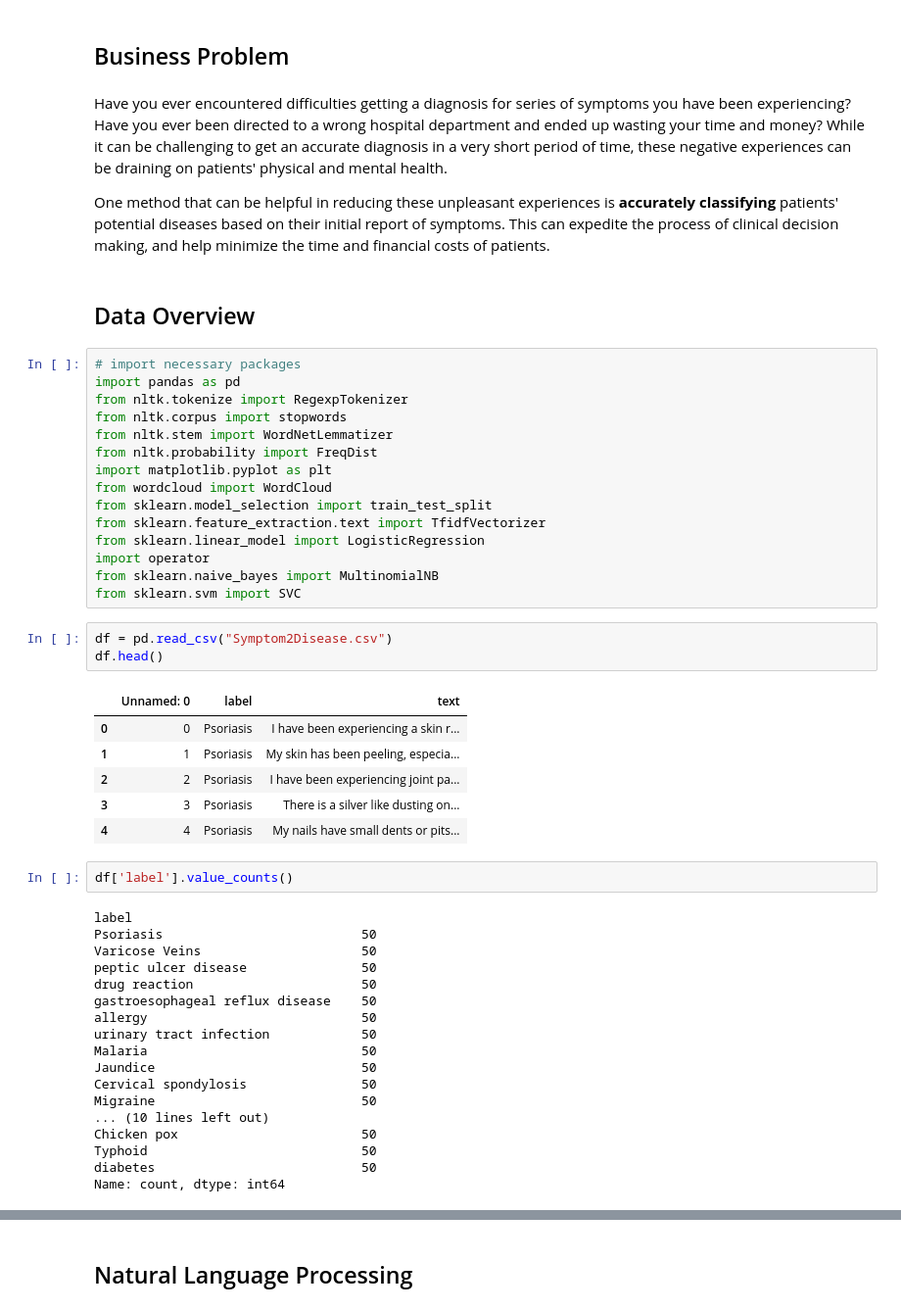
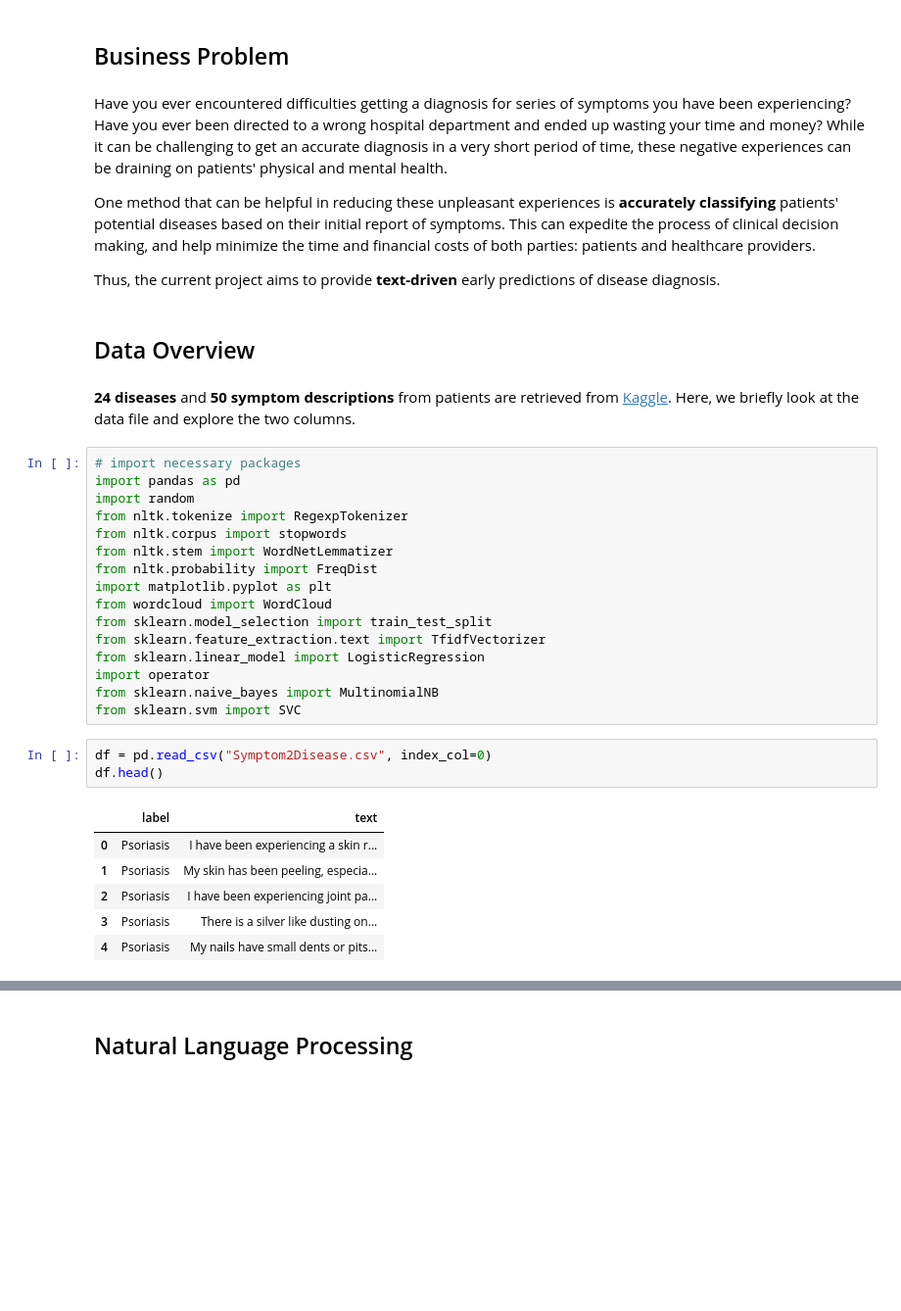
Before and after one commit to SangyunT/disease_and_symptoms, a Jupyter notebook: index.ipynb, the cells around one changed output, grey strips where cells are left out. Shown at 98% size. Drawn from its saved outputs; the diff is of its cells as text; blank space fills up the shorter version.

```diff
--- a/index.ipynb
+++ b/index.ipynb
@@ -11,12 +11,17 @@ email: sangyun.thom@gmail.com
 # %% [markdown]
 Have you ever encountered difficulties getting a diagnosis for series of symptoms you have been experiencing? Have you ever been directed to a wrong hospital department and ended up wasting your time and money? While it can be challenging to get an accurate diagnosis in a very short period of time, these negative experiences can be draining on patients' physical and mental health.
 
-One method that can be helpful in reducing these unpleasant experiences is **accurately classifying** patients' potential diseases based on their initial report of symptoms. This can expedite the process of clinical decision making, and help minimize the time and financial costs of patients.
+One method that can be helpful in reducing these unpleasant experiences is **accurately classifying** patients' potential diseases based on their initial report of symptoms. This can expedite the process of clinical decision making, and help minimize the time and financial costs of both parties: patients and healthcare providers.
+
+Thus, the current project aims to provide **text-driven** early predictions of disease diagnosis.
 # %% [markdown]
 ## Data Overview
+# %% [markdown]
+**24 diseases** and **50 symptom descriptions** from patients are retrieved from [Kaggle](https://www.kaggle.com/datasets/niyarrbarman/symptom2disease). Here, we briefly look at the data file and explore the two columns.
 # %%
 # import necessary packages
 import pandas as pd
+import random
 from nltk.tokenize import RegexpTokenizer
 from nltk.corpus import stopwords
 from nltk.stem import WordNetLemmatizer
@@ -30,32 +35,12 @@ import operator
 from sklearn.naive_bayes import MultinomialNB
 from sklearn.svm import SVC
 # %%
-df = pd.read_csv("Symptom2Disease.csv")
+df = pd.read_csv("Symptom2Disease.csv", index_col=0)
 df.head()
 # %% [output]
-|  | Unnamed: 0 | label | text |
-| 0 | 0 | Psoriasis | I have been experiencing a skin r... |
-| 1 | 1 | Psoriasis | My skin has been peeling, especia... |
-| 2 | 2 | Psoriasis | I have been experiencing joint pa... |
-| 3 | 3 | Psoriasis | There is a silver like dusting on... |
-| 4 | 4 | Psoriasis | My nails have small dents or pits... |
+|  | label | text |
+| 0 | Psoriasis | I have been experiencing a skin r... |
+| 1 | Psoriasis | My skin has been peeling, especia... |
+| 2 | Psoriasis | I have been experiencing joint pa... |
+| 3 | Psoriasis | There is a silver like dusting on... |
+| 4 | Psoriasis | My nails have small dents or pits... |
-# %%
-df['label'].value_counts()
-# %% [output]
-label
-Psoriasis                          50
-Varicose Veins                     50
-peptic ulcer disease               50
-drug reaction                      50
-gastroesophageal reflux disease    50
-allergy                            50
-urinary tract infection            50
-Malaria                            50
-Jaundice                           50
-Cervical spondylosis               50
-Migraine                           50
-... (10 lines left out)
-Chicken pox                        50
-Typhoid                            50
-diabetes                           50
-Name: count, dtype: int64
```
Also changed, not shown: parts of 6 cells of this notebook.
